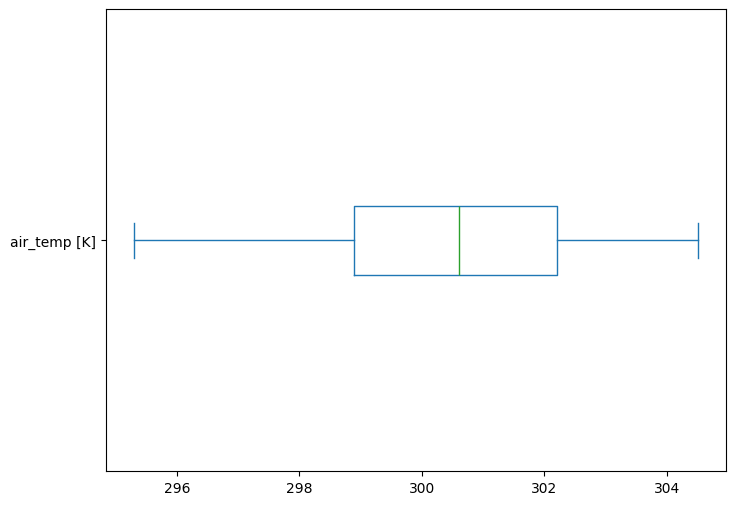
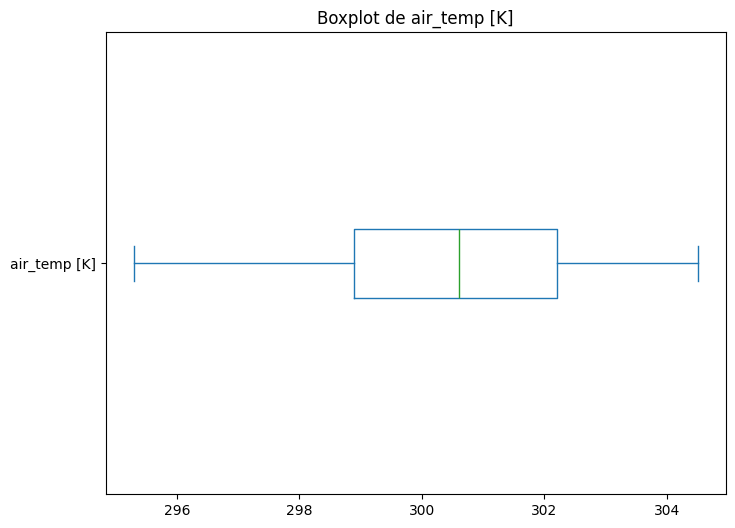
Unified diff of the notebook cell whose output changed from the first chart to the second:
--- before
+++ after
@@ -2,7 +2,8 @@
     # Excluimos las columnas de id
     if columna not in ['idx', 'parent_device_id']:
-    # Generamos BoxPlot para valores numéricos
+    # Generamos boxplot para valores numéricos
         if pd.api.types.is_numeric_dtype(df[columna]):
             plt.figure(figsize=(8, 6))
             df[columna].plot(kind='box', vert=False)
+            plt.title(f"Boxplot de {columna}") 
             plt.show()

Commit: tp parte 2 archivo oficial